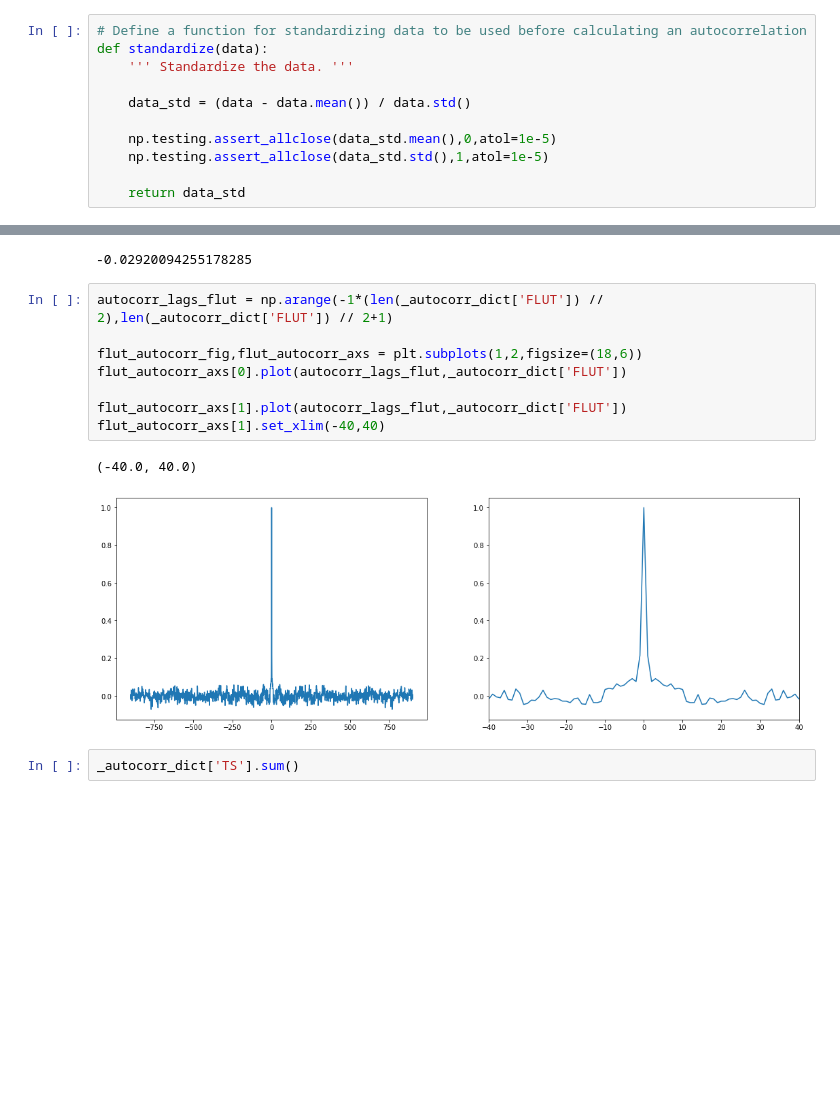
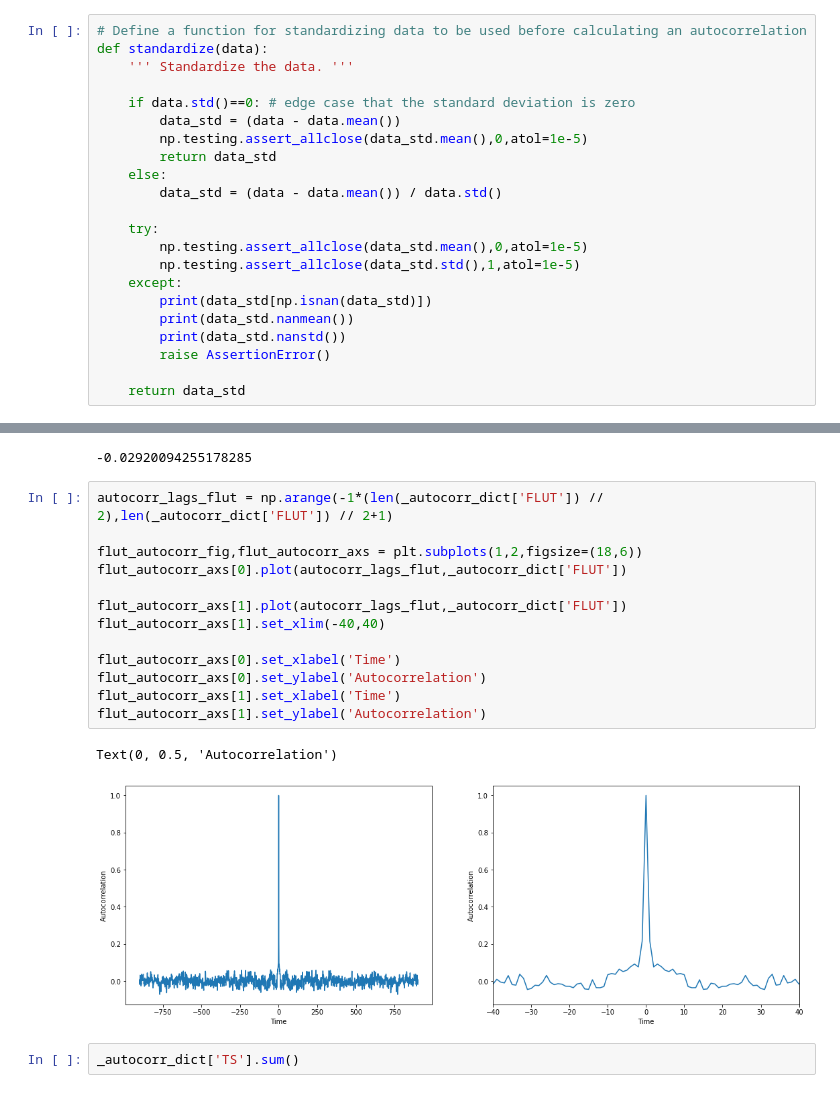
Before and after one commit to jshaw35/spectral_ice, a Jupyter notebook: trend_uncertainty/detectiontime_comparison.ipynb, the cells around one changed output, grey strips where cells are left out. Cells and saved outputs as stored; diff of their text form; blank space fills up the shorter version.

```diff
--- a/trend_uncertainty/detectiontime_comparison.ipynb
+++ b/trend_uncertainty/detectiontime_comparison.ipynb
@@ -116,10 +116,21 @@ We will use the second expression that uses the measured noise $\sigma_N$. We ne
 def standardize(data):
     ''' Standardize the data. '''
 
-    data_std = (data - data.mean()) / data.std()
+    if data.std()==0: # edge case that the standard deviation is zero
+        data_std = (data - data.mean())
+        np.testing.assert_allclose(data_std.mean(),0,atol=1e-5)
+        return data_std
+    else:
+        data_std = (data - data.mean()) / data.std()
 
-    np.testing.assert_allclose(data_std.mean(),0,atol=1e-5)
-    np.testing.assert_allclose(data_std.std(),1,atol=1e-5)
+    try:
+        np.testing.assert_allclose(data_std.mean(),0,atol=1e-5)
+        np.testing.assert_allclose(data_std.std(),1,atol=1e-5)
+    except:
+        print(data_std[np.isnan(data_std)])
+        print(data_std.nanmean())
+        print(data_std.nanstd())
+        raise AssertionError()
 
     return data_std
 # %% [markdown]
@@ -216,14 +305,19 @@ _autocorr_dict['FLUT'].sum()
 # %%
 autocorr_lags_flut = np.arange(-1*(len(_autocorr_dict['FLUT']) // 2),len(_autocorr_dict['FLUT']) // 2+1)
 
 flut_autocorr_fig,flut_autocorr_axs = plt.subplots(1,2,figsize=(18,6))
 flut_autocorr_axs[0].plot(autocorr_lags_flut,_autocorr_dict['FLUT'])
 
 flut_autocorr_axs[1].plot(autocorr_lags_flut,_autocorr_dict['FLUT'])
 flut_autocorr_axs[1].set_xlim(-40,40)
+
+flut_autocorr_axs[0].set_xlabel('Time')
+flut_autocorr_axs[0].set_ylabel('Autocorrelation')
+flut_autocorr_axs[1].set_xlabel('Time')
+flut_autocorr_axs[1].set_ylabel('Autocorrelation')
 # %% [output]
-(-40.0, 40.0)
+Text(0, 0.5, 'Autocorrelation')
-[figure, old version]
+[figure, new version]
 # %%
 _autocorr_dict['TS'].sum()
 # %% [output]
```
Also changed, not shown: parts of 10 cells of this notebook, 2 other files.
